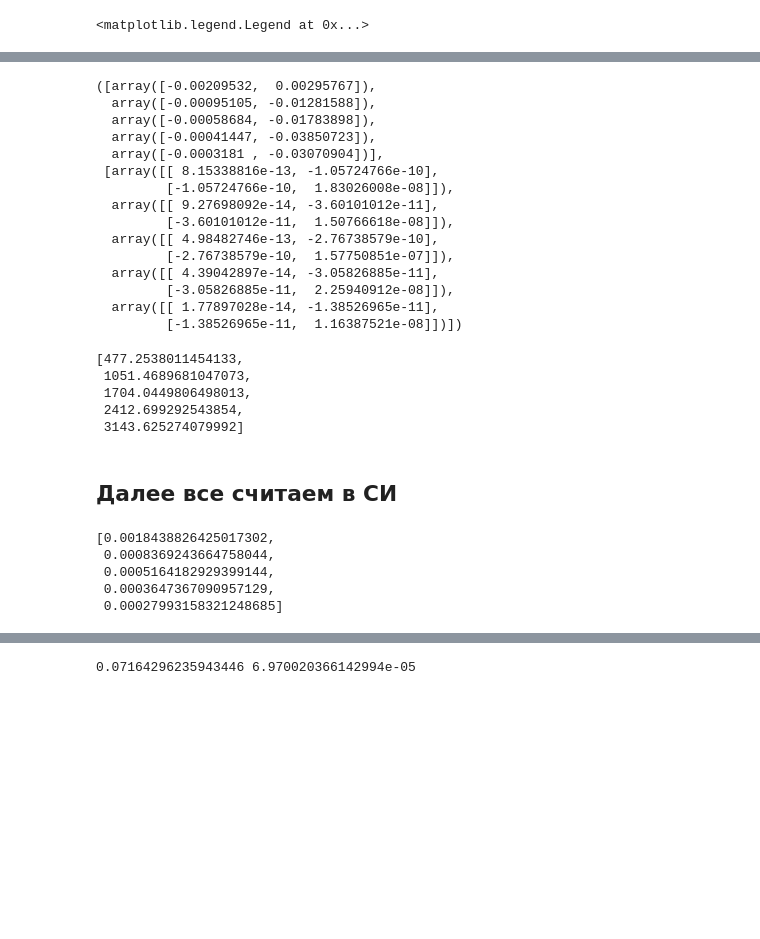
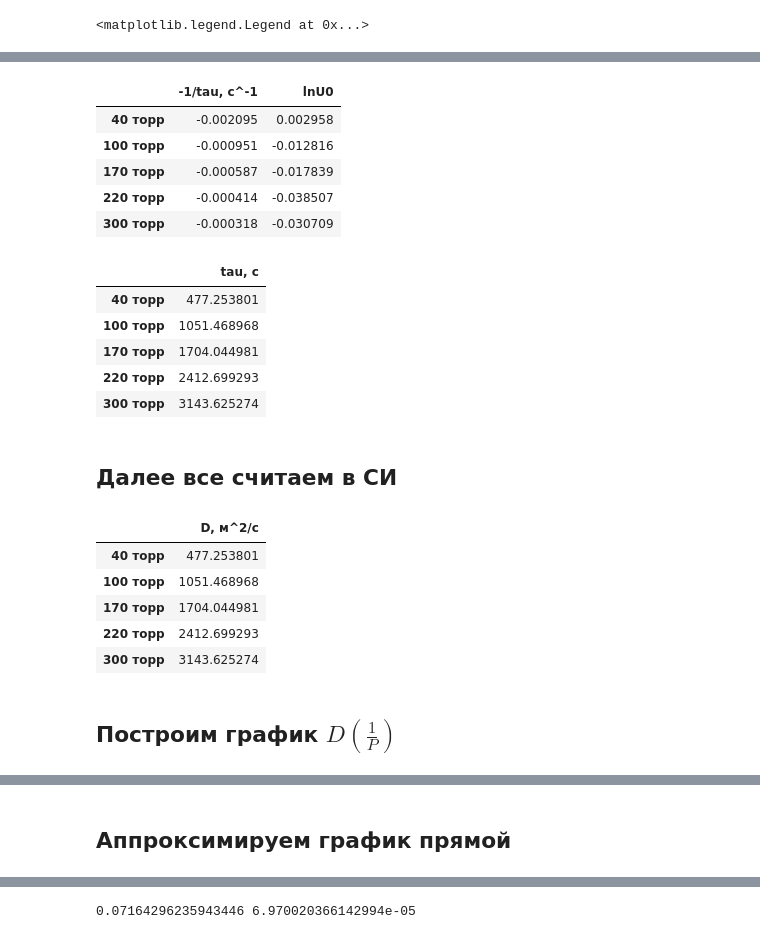
Before and after one commit to iudovin/labs, a Jupyter notebook: calc2-2-1.ipynb, the cells around one changed output, grey strips where cells are left out. Drawn from its saved outputs; the diff is of its cells as text; code cells hidden in the pictures; blank space fills up the shorter version.

```diff
--- a/calc2-2-1.ipynb
+++ b/calc2-2-1.ipynb
@@ -53,19 +65,19 @@ for d in data:
 # %%
 f = lambda x, a, b: a * x + b
-
 data_opt = []
 data_cov = []
-
 r = [0, 200, 200, 400, 400]
-
 create_plot('$t$ (c)', '$\ln U$')
+plt.xlim(0, 1200)
+plt.ylim(-.6, 0)
 for i in range(len(data)):
     d = data[i]
     d_opt, d_cov = curve_fit(f, d[0][r[i]:], np.log(d[1][r[i]:]))
     data_opt.append(d_opt)
     data_cov.append(d_cov)
-    plt.plot(d[0], np.log(d[1]), linestyle='', marker='.', color='grey')
-    plt.plot(d[0], f(d[0], *d_opt), color='orange')
+    plt.plot(d[0], np.log(d[1]), linestyle='', marker='.', color='silver')
+    plt.plot(d[0], f(d[0], *d_opt), label=(str(values[i])+' торр'))
+plt.legend(bbox_to_anchor=(1.05, 1), loc=0, borderaxespad=0)
 # %% [output]
 [interactive output not drawn]
 [interactive output not drawn]
@@ -72,42 +85,37 @@ for i in range(len(data)):
-# %%
-data_opt, data_cov
-# %% [output]
-([array([-0.00209532,  0.00295767]),
-  array([-0.00095105, -0.01281588]),
-  array([-0.00058684, -0.01783898]),
-  array([-0.00041447, -0.03850723]),
-  array([-0.0003181 , -0.03070904])],
- [array([[ 8.15338816e-13, -1.05724766e-10],
-         [-1.05724766e-10,  1.83026008e-08]]),
-  array([[ 9.27698092e-14, -3.60101012e-11],
-         [-3.60101012e-11,  1.50766618e-08]]),
-  array([[ 4.98482746e-13, -2.76738579e-10],
-         [-2.76738579e-10,  1.57750851e-07]]),
-  array([[ 4.39042897e-14, -3.05826885e-11],
-         [-3.05826885e-11,  2.25940912e-08]]),
-  array([[ 1.77897028e-14, -1.38526965e-11],
-         [-1.38526965e-11,  1.16387521e-08]])])
+# %%
+display(pd.DataFrame(data_opt, columns=('-1/tau, c^-1', 'lnU0'), index=[str(p)+' торр' for p in values]))
+# %% [output]
+|  | -1/tau, c^-1 | lnU0 |
+| 40 торр | -0.002095 | 0.002958 |
+| 100 торр | -0.000951 | -0.012816 |
+| 170 торр | -0.000587 | -0.017839 |
+| 220 торр | -0.000414 | -0.038507 |
+| 300 торр | -0.000318 | -0.030709 |
 # %%
 tau = [-1/d[0] for d in data_opt]
-tau
+display(pd.DataFrame(tau, columns=['tau, с'], index=[str(p)+' торр' for p in values]))
 # %% [output]
-[477.2538011454133,
- 1051.4689681047073,
- 1704.0449806498013,
- 2412.699292543854,
- 3143.625274079992]
+|  | tau, с |
+| 40 торр | 477.253801 |
+| 100 торр | 1051.468968 |
+| 170 торр | 1704.044981 |
+| 220 торр | 2412.699293 |
+| 300 торр | 3143.625274 |
 # %% [markdown]
 ## Далее все считаем в СИ
 # %%
 L_S = 1100
 V = 8e-4 * 2
 D = [V * L_S / (2 * t) for t in tau]
-D
+display(pd.DataFrame(tau, columns=['D, м^2/c'], index=[str(p)+' торр' for p in values]))
 # %% [output]
-[0.0018438826425017302,
- 0.0008369243664758044,
- 0.0005164182929399144,
- 0.0003647367090957129,
- 0.00027993158321248685]
+|  | D, м^2/c |
+| 40 торр | 477.253801 |
+| 100 торр | 1051.468968 |
+| 170 торр | 1704.044981 |
+| 220 торр | 2412.699293 |
+| 300 торр | 3143.625274 |
+# %% [markdown]
+## Построим график $D\left(\frac{1}{P}\right)$
 # %%
 create_plot('$1/P$ (Па$^{-1})$', '$D$ (м$^2$/с)')
@@ -116,6 +126,8 @@ plt.plot([1/p for p in values], D, linestyle='', marker='.')
 [interactive output not drawn]
 [interactive output not drawn]
 [<matplotlib.lines.Line2D at 0x...>]
+# %% [markdown]
+## Аппроксимируем график прямой
 # %%
 x = [1/p for p in values]
 D_opt, D_cov = curve_fit(f, x, D)
```
Also changed, not shown: parts of 14 cells of this notebook.
